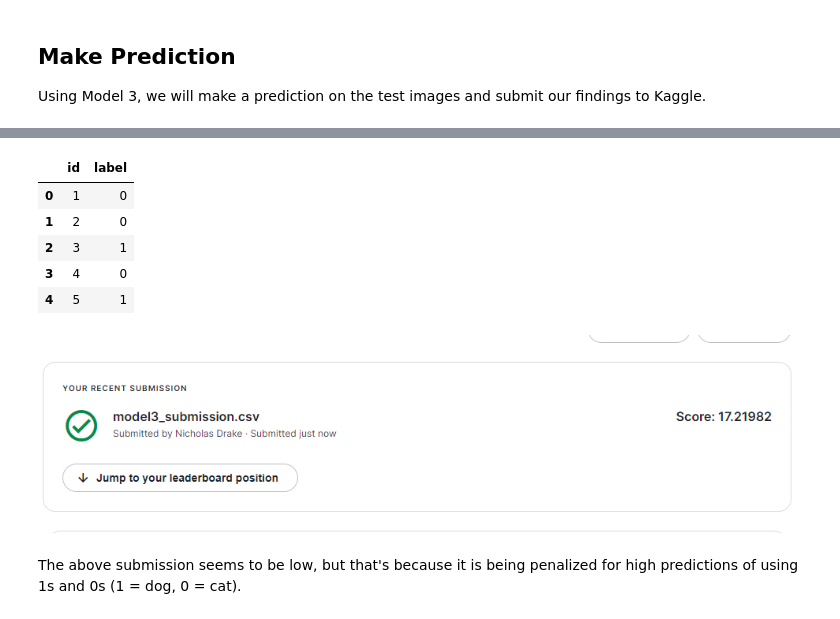
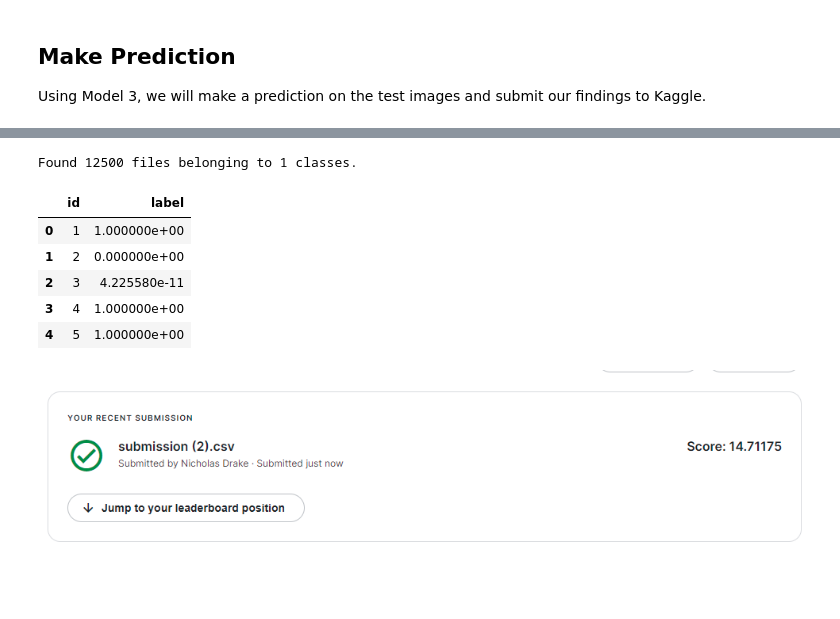
Before and after one commit to DrakeData/Image_Classification, a Jupyter notebook: Image_Classification_Main.ipynb, the cells around one changed output, grey strips where cells are left out. Saved outputs shown, nothing was run; the diff lists cells and outputs as text; code cells hidden in the pictures; blank space fills up the shorter version.

Commit message:
Updated model output

```diff
--- a/Image_Classification_Main.ipynb
+++ b/Image_Classification_Main.ipynb
@@ -463,29 +467,3 @@ def load_image(filename):
 	img = img.astype('float32')
 	img = img - [123.68, 116.779, 103.939]
 	return img
-
-
-results_ls = []
-ix = 1
-
-# load model
-model = load_model('drive/MyDrive/Colab Notebooks/Image_Classification/model3.h5')
-
-for jpg in os.listdir("./test"):
-  # load the image
-  img = load_image(f'./test/{jpg}')
-
-  # predict the class
-  result = model.predict(img)
-  results_ls.append([ix, result[0][0].astype(int)])
-  ix = ix + 1
-
-df = pd.DataFrame(results_ls, columns=["id", "label"])
-df.head()
-# %% [output]
-|  | id | label |
-| 0 | 1 | 0 |
-| 1 | 2 | 0 |
-| 2 | 3 | 1 |
-| 3 | 4 | 0 |
-| 4 | 5 | 1 |
@@ -494,4 +470,36 @@ df.to_csv('drive/MyDrive/Colab Notebooks/Image_Classification/model3_submission.
+# %%
+test_dir = './test'
+batch_size = 64
+img_height = 224
+img_width = 224
+
+test_ds = tf.keras.utils.image_dataset_from_directory(
+  test_dir,
+  seed=123,
+  labels=None,
+  image_size=(img_height, img_width),
+  batch_size=batch_size,
+  interpolation='nearest',
+  shuffle=False)
+# %% [output]
+Found 12500 files belonging to 1 classes.
+# %%
+pred_labels = model3.predict(test_ds, batch_size=batch_size)
+pred_str_labels = ['dog' if num > 0.5 else 'cat' for num in pred_labels]
+# %%
+test_filenames = os.listdir("./test")
+submission_df = pd.read_csv('sample_submission.csv')
+for i, fname in enumerate(test_filenames):
+    index = int(fname[fname.rfind('/')+1:fname.rfind('.')])
+    submission_df.at[index-1, 'label'] = pred_labels[index-1]
+submission_df.to_csv('drive/MyDrive/Colab Notebooks/Image_Classification/submission.csv', index=False)
+submission_df.head()
+# %% [output]
+|  | id | label |
+| 0 | 1 | 1.000000e+00 |
+| 1 | 2 | 0.000000e+00 |
+| 2 | 3 | 4.225580e-11 |
+| 3 | 4 | 1.000000e+00 |
+| 4 | 5 | 1.000000e+00 |
 # %% [markdown]
-![image1.PNG](embedded-picture-1-old)
+![image2.PNG](embedded-picture-1-new)
-# %% [markdown]
-The above submission seems to be low, but that's because it is being penalized for high predictions of using 1s and 0s (1 = dog, 0 = cat).
```
Also changed, not shown: parts of 18 cells of this notebook.
